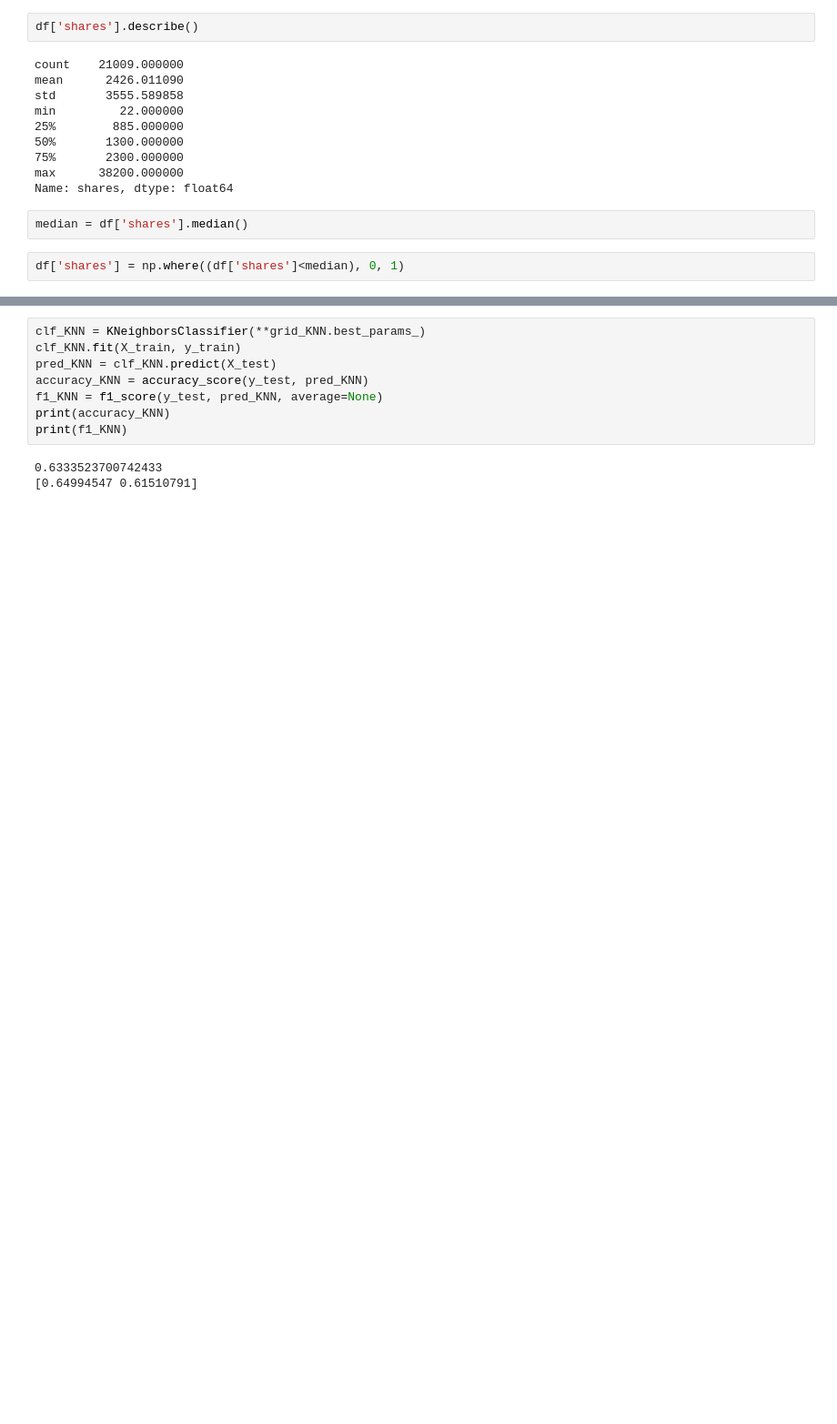
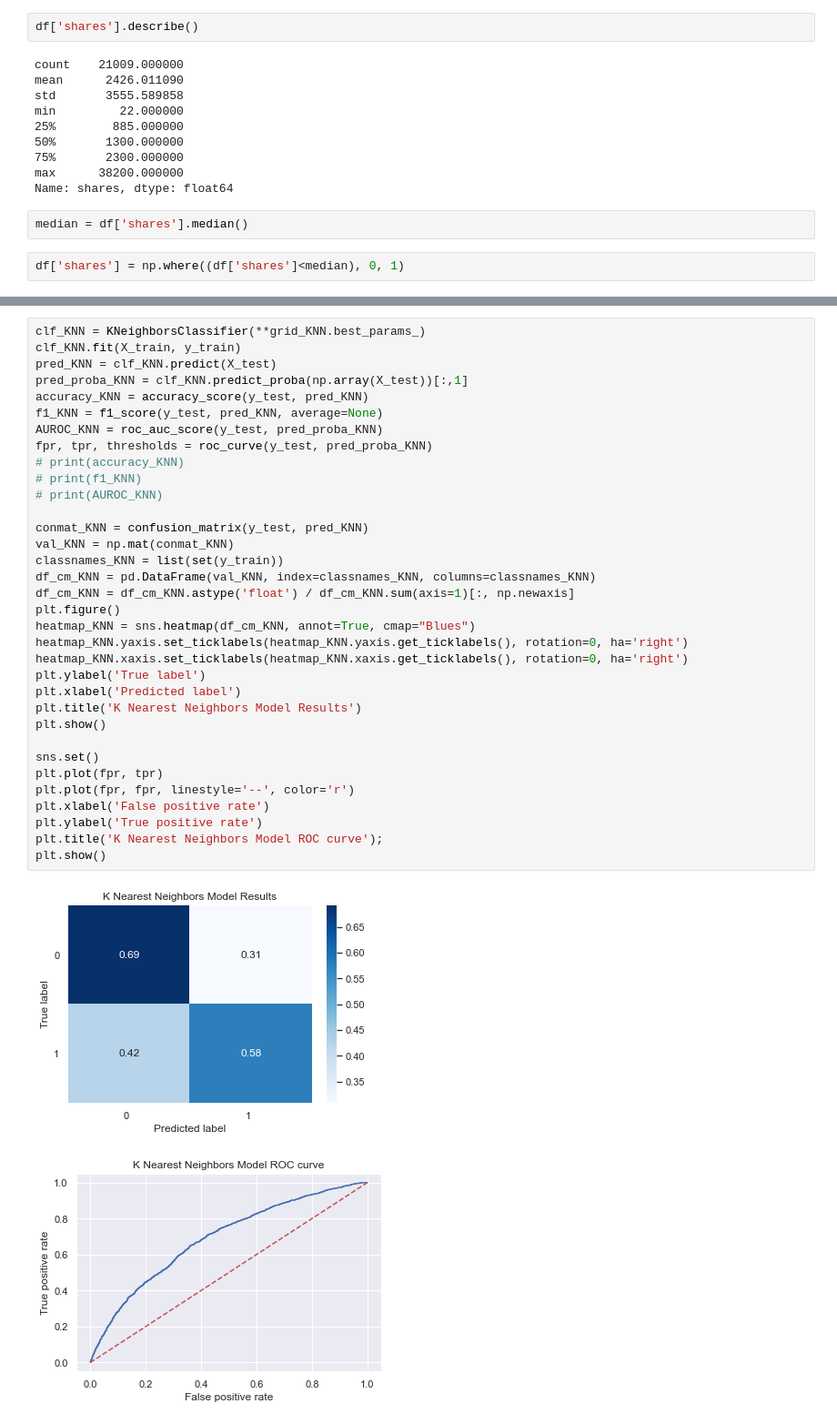
Before and after one commit to lduan97/COMP8740ML, a Jupyter notebook: Classification.ipynb, the cells around one changed output, grey strips where cells are left out. Shown at 91% size. Drawn from its saved outputs; the diff is of its cells as text; blank space fills up the shorter version.

```diff
--- a/Classification.ipynb
+++ b/Classification.ipynb
@@ -199,12 +252,38 @@ Fitting 5 folds for each of 60 candidates, totalling 300 fits
 # %%
 clf_KNN = KNeighborsClassifier(**grid_KNN.best_params_)
 clf_KNN.fit(X_train, y_train)
 pred_KNN = clf_KNN.predict(X_test)
+pred_proba_KNN = clf_KNN.predict_proba(np.array(X_test))[:,1]
 accuracy_KNN = accuracy_score(y_test, pred_KNN)
 f1_KNN = f1_score(y_test, pred_KNN, average=None)
-print(accuracy_KNN)
-print(f1_KNN)
+AUROC_KNN = roc_auc_score(y_test, pred_proba_KNN)
+fpr, tpr, thresholds = roc_curve(y_test, pred_proba_KNN)
+# print(accuracy_KNN)
+# print(f1_KNN)
+# print(AUROC_KNN)
+
+conmat_KNN = confusion_matrix(y_test, pred_KNN)
+val_KNN = np.mat(conmat_KNN)
+classnames_KNN = list(set(y_train))
+df_cm_KNN = pd.DataFrame(val_KNN, index=classnames_KNN, columns=classnames_KNN)
+df_cm_KNN = df_cm_KNN.astype('float') / df_cm_KNN.sum(axis=1)[:, np.newaxis]
+plt.figure()
+heatmap_KNN = sns.heatmap(df_cm_KNN, annot=True, cmap="Blues")
+heatmap_KNN.yaxis.set_ticklabels(heatmap_KNN.yaxis.get_ticklabels(), rotation=0, ha='right')
+heatmap_KNN.xaxis.set_ticklabels(heatmap_KNN.xaxis.get_ticklabels(), rotation=0, ha='right')
+plt.ylabel('True label')
+plt.xlabel('Predicted label')
+plt.title('K Nearest Neighbors Model Results')
+plt.show()
+
+sns.set()
+plt.plot(fpr, tpr)
+plt.plot(fpr, fpr, linestyle='--', color='r')
+plt.xlabel('False positive rate')
+plt.ylabel('True positive rate')
+plt.title('K Nearest Neighbors Model ROC curve');
+plt.show()
 # %% [output]
-0.6333523700742433
-[0.64994547 0.61510791]
+[figure, added]
+[figure, added]
 # %%
```
Also changed, not shown: parts of 16 cells of this notebook.
